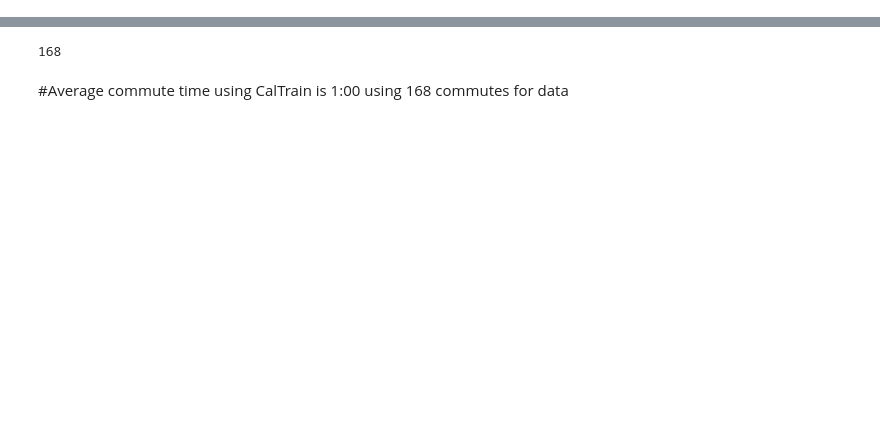
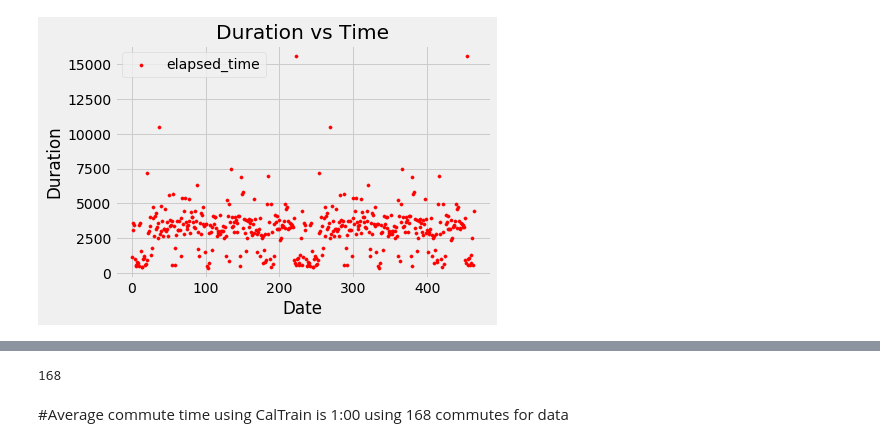
Before and after one commit to russellgeoff/Strava_Analysis, a Jupyter notebook: Strava Analysis.ipynb, the cells around one changed output, grey strips where cells are left out. Saved outputs shown, nothing was run; the diff lists cells and outputs as text; code cells hidden in the pictures; blank space fills up the shorter version.

Commit message:
Added plot

```diff
--- a/Strava Analysis.ipynb
+++ b/Strava Analysis.ipynb
@@ -43,0 +44,35 @@ plt.scatter()
+# %%
+import datetime as dt
+
+#dates = [pd.to_datetime(d) for d in df['start_date']]
+
+#dates = [pd.to_datetime(d) for d in df['start_date']]
+dates = xrange(len(df['elapsed_time']))
+durations = df['elapsed_time'].astype('timedelta64[s]')
+
+#filtered_dates = [pd.to_datetime(d) for d in df['start_date'][:20]]
+#filtered_durations = filtered_array.astype('timedelta64[s]')
+
+
+fig = plt.figure()
+ax1 = fig.add_subplot(111)
+
+ax1.scatter(x=dates,
+            y=durations,
+            s=10,
+            c='red')
+
+#ax1.scatter(x=filtered_dates,
+#            y=filtered_durations,
+#            s=10,
+#            c='blue')
+
+# Labels and Style
+plt.style.use('fivethirtyeight')
+plt.legend(loc='upper left');
+plt.xlabel('Date')
+plt.ylabel('Duration')
+plt.title('Duration vs Time')
+plt.show()
+# %% [output]
+[figure, added]
```
Also changed, not shown: parts of 4 cells of this notebook.
